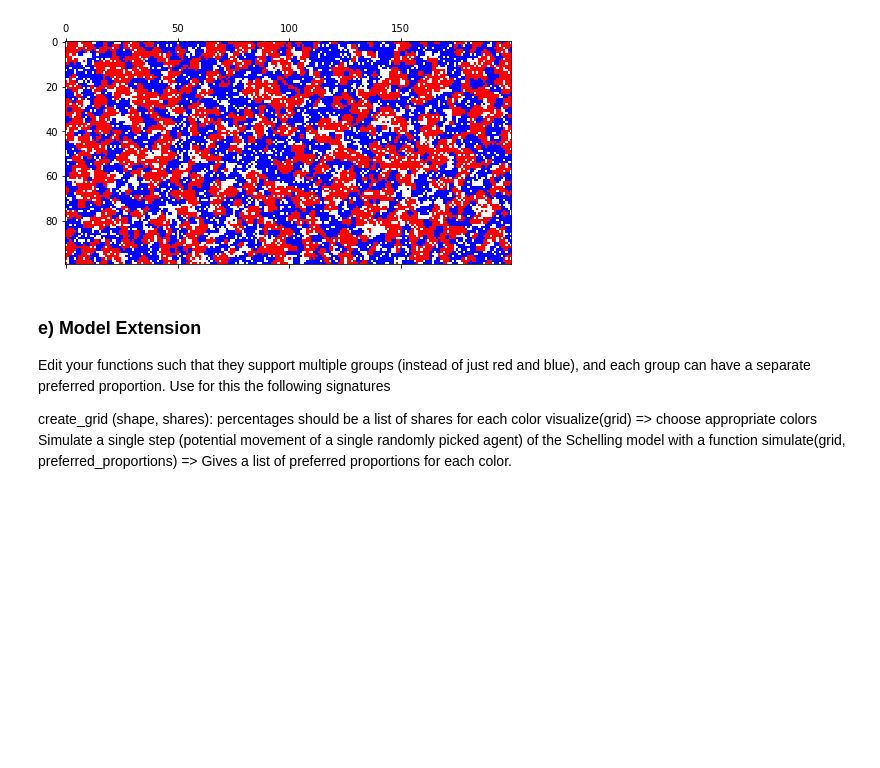
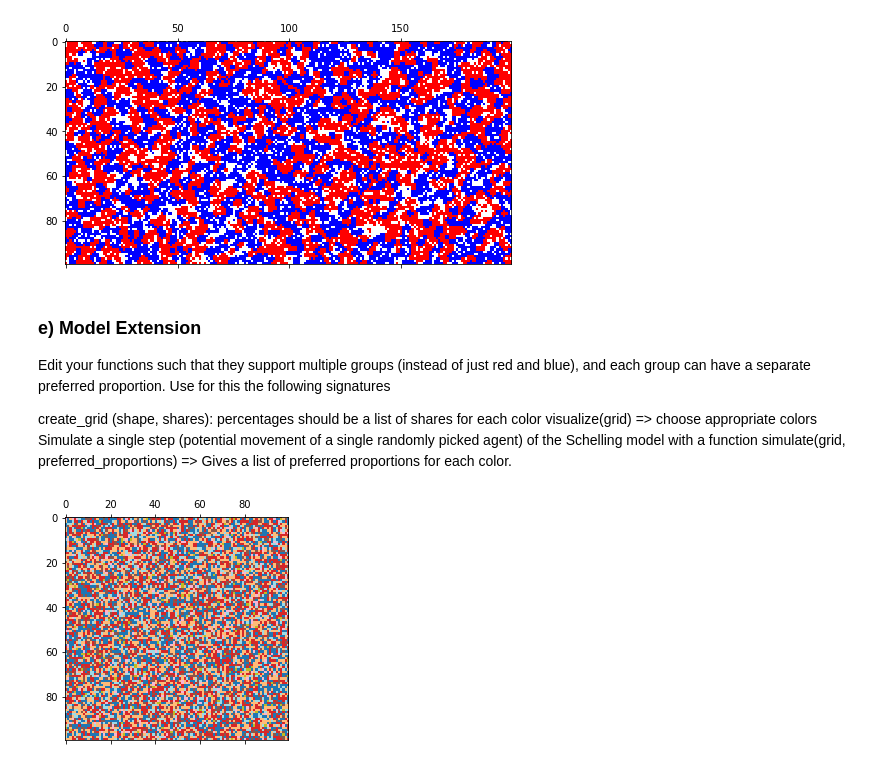
Before and after one commit to m8ins/SDS, a Jupyter notebook: home_assignment_2_tasks.ipynb, the cells around one changed output. Cells and saved outputs as stored; diff of their text form; code cells hidden in the pictures; blank space fills up the shorter version.

```diff
--- a/home_assignment_2_tasks.ipynb
+++ b/home_assignment_2_tasks.ipynb
@@ -509,0 +481,40 @@ def who_are_they(self):
+# %%
+import random
+from random import randint
+import matplotlib.pyplot as plt
+from matplotlib import colors
+from matplotlib.colors import ListedColormap
+import pandas as pd
+import numpy as np
+from IPython.display import clear_output
+
+debug = False # turn console output on/off
+# %%
+# This is the same method as above, just copied and slightly modified for ease of use.
+def place_agent_multi(color, grid):
+    placed = False
+    x = randint(0, grid.shape[0]-1)
+    y = randint(0, grid.shape[1]-1)
+    while placed is False:
+        if grid[x,y] != 0:
+            x = randint(0, grid.shape[0]-1)
+            y = randint(0, grid.shape[1]-1)
+        else:
+            grid[x,y] = color
+            if debug: print('placed {0} at ({1},{2})'.format(color, x, y))
+            placed = True
+
+def create_multi_grid(shape, shares) :
+    #initialize a grid with all 0s
+    grid = np.zeros([shape[0], shape[1]], dtype=int)
+    # apply groups to the grid
+    for j in range(len(shares)):
+        for i in range(round(shape[0] * shape[1] * shares[j])):
+            place_agent_multi((j+1), grid)
+
+    return grid
+# %%
+def visualize_multi(grid):
+    # use a predefined colormap from https://matplotlib.org/examples/color/colormaps_reference.html :
+    plt.matshow(grid, cmap=plt.cm.get_cmap('tab20'))
+    plt.show()
@@ -509,0 +592,5 @@ def who_are_they(self):
+# %%
+grid = create_multi_grid((100,100),(0.24,0.26,0.09,0.04,0.02,0.1))
+visualize_multi(grid)
+# %% [output]
+[figure, added]
```
Also changed, not shown: parts of 5 cells of this notebook.
